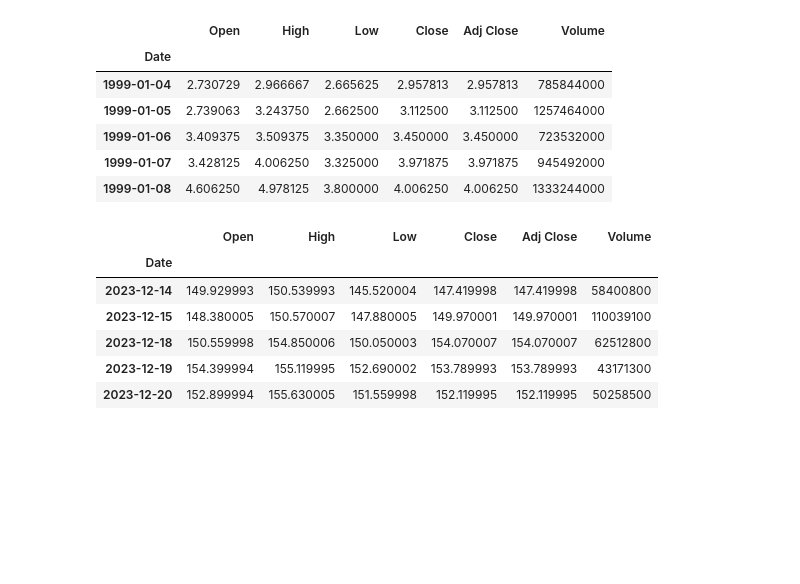
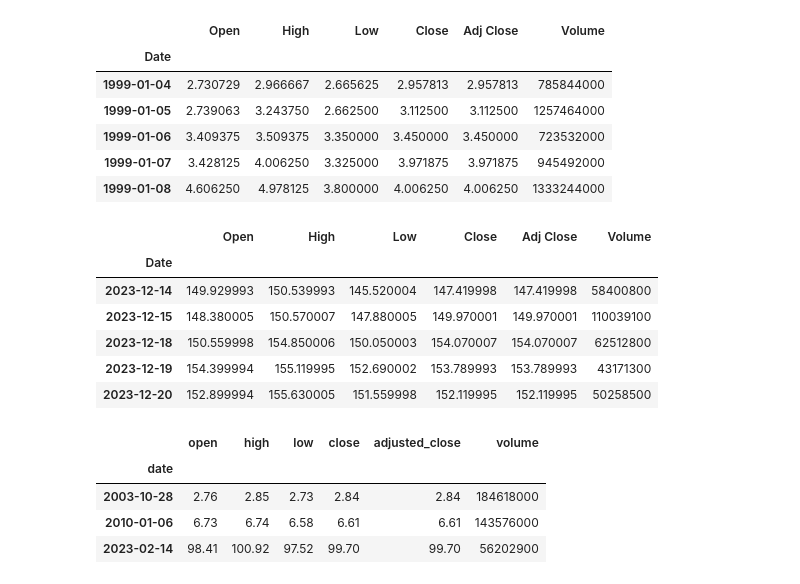
Before and after one commit to Chellyann-moreno/amazon_project, a Jupyter notebook: wrangling.ipynb, the cells around one changed output. Saved outputs shown, nothing was run; the diff lists cells and outputs as text; code cells hidden in the pictures; blank space fills up the shorter version.

```diff
--- a/wrangling.ipynb
+++ b/wrangling.ipynb
@@ -86,0 +96,10 @@ df.tail()
+# %%
+#change all decimals for up two decimal spaces.
+df=df.round(2)
+df.sample(3)
+# %% [output]
+|  | open | high | low | close | adjusted_close | volume |
+| date |  |  |  |  |  |  |
+| 2003-10-28 | 2.76 | 2.85 | 2.73 | 2.84 | 2.84 | 184618000 |
+| 2010-01-06 | 6.73 | 6.74 | 6.58 | 6.61 | 6.61 | 143576000 |
+| 2023-02-14 | 98.41 | 100.92 | 97.52 | 99.70 | 99.70 | 56202900 |
```
Also changed, not shown: parts of 13 cells of this notebook.
